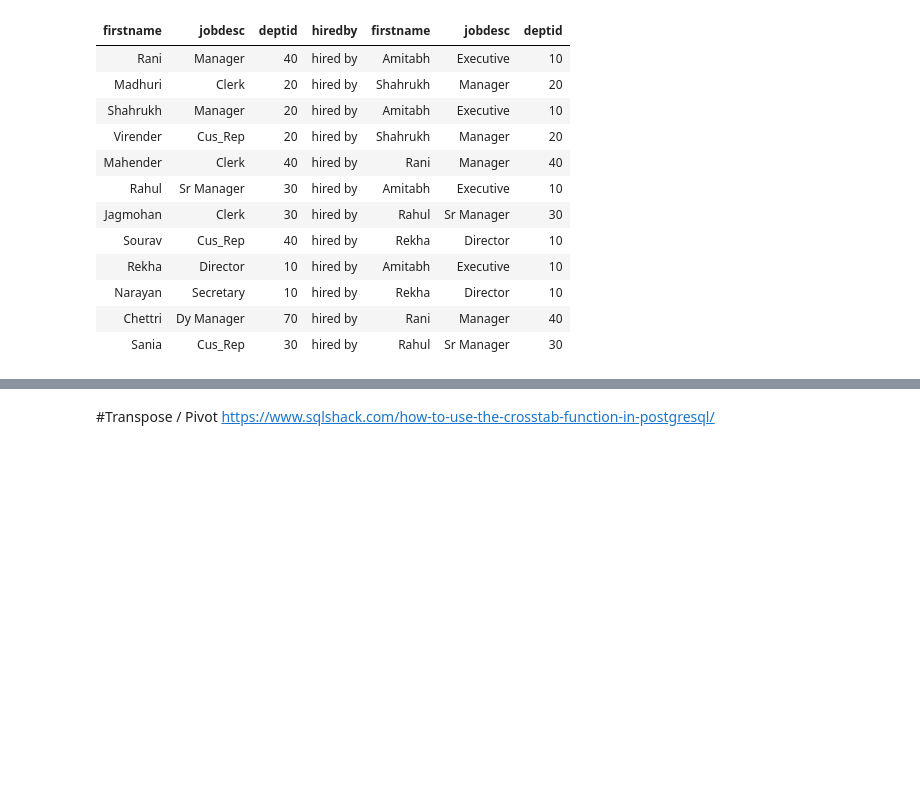
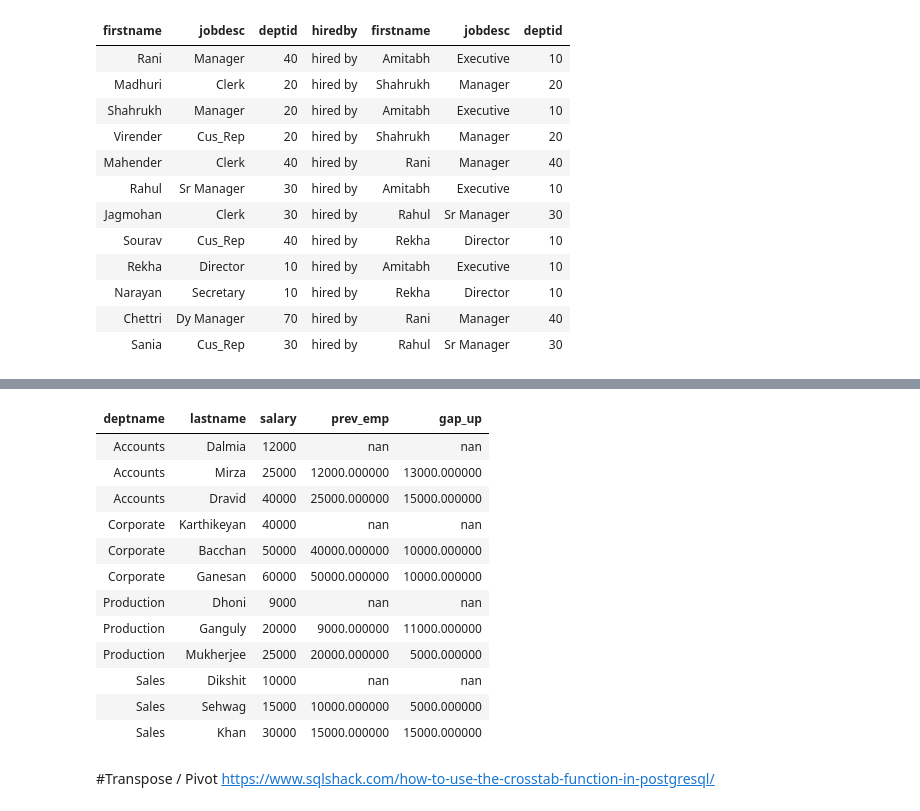
Before and after one commit to Praxis-QR/RDWH, a Jupyter notebook: PostgreSQL_02_Basic_SQL.ipynb, the cells around one changed output, grey strips where cells are left out. Saved outputs shown, nothing was run; the diff lists cells and outputs as text; code cells hidden in the pictures; blank space fills up the shorter version.

```diff
--- a/PostgreSQL_02_Basic_SQL.ipynb
+++ b/PostgreSQL_02_Basic_SQL.ipynb
@@ -741,3 +851,23 @@ Last tested   2023-12-30 14:30:29.330379+05:30
+# %%
+sql = "select deptname, lastname, salary, \
+lag(salary,1) over (partition by deptname order by salary) as prev_emp, \
+salary - lag(salary,1) over (partition by deptname order by salary) as gap_up \
+from empl  inner join dept using(deptid)"
+runSelect(sql)
+# %% [output]
+| deptname | lastname | salary | prev_emp | gap_up |
+| Accounts | Dalmia | 12000 | nan | nan |
+| Accounts | Mirza | 25000 | 12000.000000 | 13000.000000 |
+| Accounts | Dravid | 40000 | 25000.000000 | 15000.000000 |
+| Corporate | Karthikeyan | 40000 | nan | nan |
+| Corporate | Bacchan | 50000 | 40000.000000 | 10000.000000 |
+| Corporate | Ganesan | 60000 | 50000.000000 | 10000.000000 |
+| Production | Dhoni | 9000 | nan | nan |
+| Production | Ganguly | 20000 | 9000.000000 | 11000.000000 |
+| Production | Mukherjee | 25000 | 20000.000000 | 5000.000000 |
+| Sales | Dikshit | 10000 | nan | nan |
+| Sales | Sehwag | 15000 | 10000.000000 | 5000.000000 |
+| Sales | Khan | 30000 | 15000.000000 | 15000.000000 |
 # %% [markdown]
 #Transpose / Pivot
 https://www.sqlshack.com/how-to-use-the-crosstab-function-in-postgresql/
```
Also changed, not shown: parts of 12 cells of this notebook.
